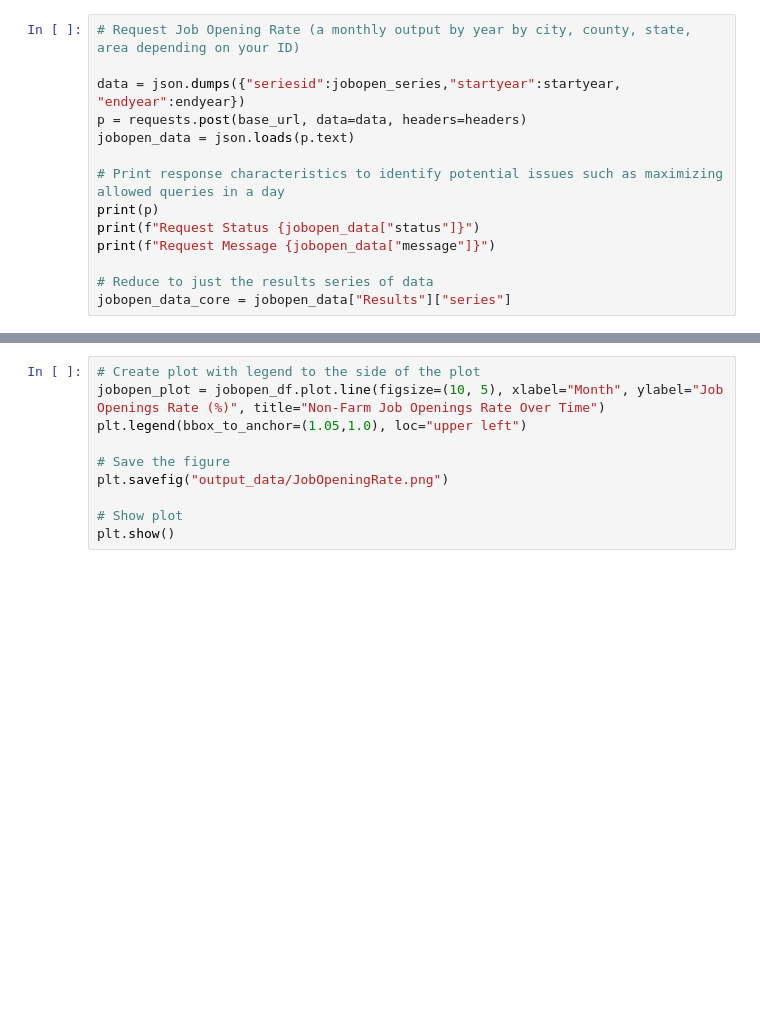
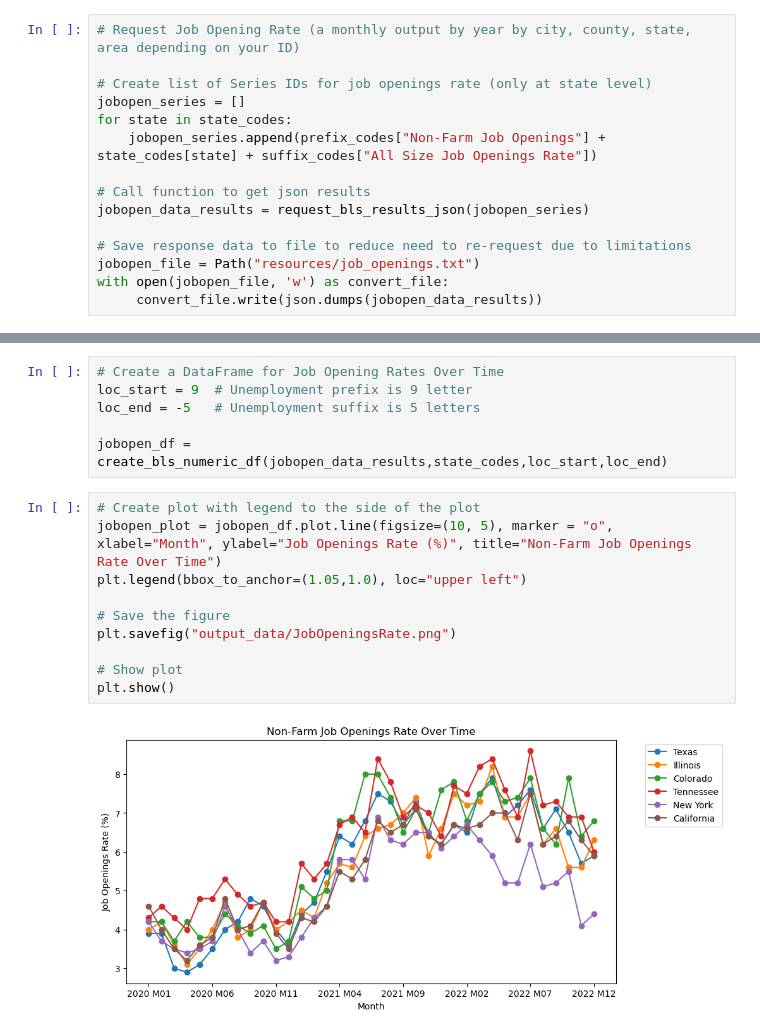
Before and after one commit to vt-bekah/Project1, a Jupyter notebook: BLS_Employment_Data.ipynb, the cells around one changed output, grey strips where cells are left out. Drawn from its saved outputs; the diff is of its cells as text; blank space fills up the shorter version.

```diff
--- a/BLS_Employment_Data.ipynb
+++ b/BLS_Employment_Data.ipynb
@@ -105,14 +151,15 @@ plt.show()
 # %%
 # Request Job Opening Rate (a monthly output by year by city, county, state, area depending on your ID)
 
-data = json.dumps({"seriesid":jobopen_series,"startyear":startyear, "endyear":endyear})
-p = requests.post(base_url, data=data, headers=headers)
-jobopen_data = json.loads(p.text)
+# Create list of Series IDs for job openings rate (only at state level)
+jobopen_series = []
+for state in state_codes:
+    jobopen_series.append(prefix_codes["Non-Farm Job Openings"] + state_codes[state] + suffix_codes["All Size Job Openings Rate"])
 
-# Print response characteristics to identify potential issues such as maximizing allowed queries in a day
-print(p)
-print(f"Request Status {jobopen_data["status"]}")
-print(f"Request Message {jobopen_data["message"]}")
+# Call function to get json results
+jobopen_data_results = request_bls_results_json(jobopen_series)
 
-# Reduce to just the results series of data
-jobopen_data_core = jobopen_data["Results"]["series"]
+# Save response data to file to reduce need to re-request due to limitations
+jobopen_file = Path("resources/job_openings.txt")
+with open(jobopen_file, 'w') as convert_file:
+     convert_file.write(json.dumps(jobopen_data_results))
@@ -163,10 +170,18 @@ jobopen_df
+# %%
+# Create a DataFrame for Job Opening Rates Over Time
+loc_start = 9  # Unemployment prefix is 9 letter
+loc_end = -5   # Unemployment suffix is 5 letters
+
+jobopen_df = create_bls_numeric_df(jobopen_data_results,state_codes,loc_start,loc_end)
 # %%
 # Create plot with legend to the side of the plot
-jobopen_plot = jobopen_df.plot.line(figsize=(10, 5), xlabel="Month", ylabel="Job Openings Rate (%)", title="Non-Farm Job Openings Rate Over Time")
+jobopen_plot = jobopen_df.plot.line(figsize=(10, 5), marker = "o", xlabel="Month", ylabel="Job Openings Rate (%)", title="Non-Farm Job Openings Rate Over Time")
 plt.legend(bbox_to_anchor=(1.05,1.0), loc="upper left")
 
 # Save the figure
-plt.savefig("output_data/JobOpeningRate.png")
+plt.savefig("output_data/JobOpeningsRate.png")
 
 # Show plot
 plt.show()
+# %% [output]
+[figure, added]
```
Also changed, not shown: parts of 11 cells of this notebook.
